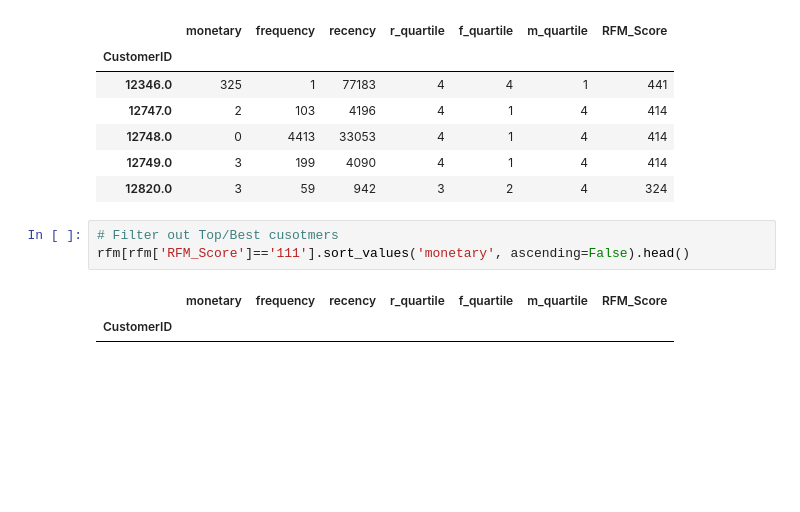
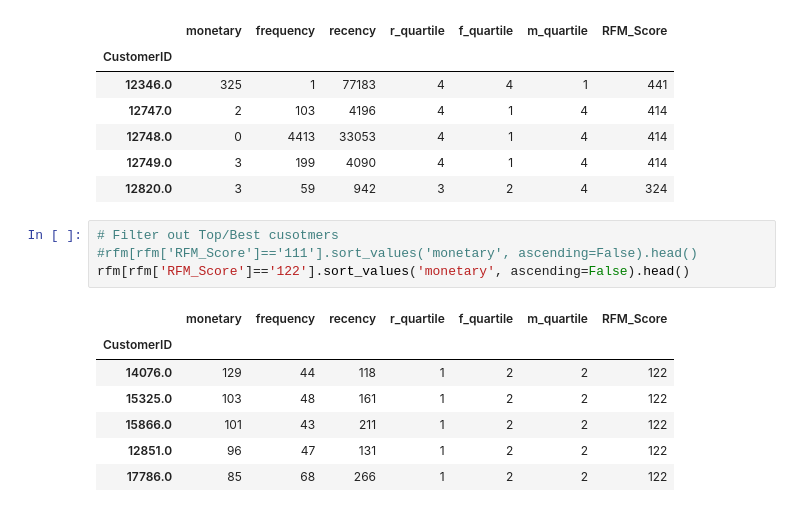
Before and after one commit to bsveenashetty/DataDrivenAnalysis, a Jupyter notebook: Customer_Segmentation_RFM_Metrics_qcut.ipynb, the cells around one changed output. Saved outputs shown, nothing was run; the diff lists cells and outputs as text; blank space fills up the shorter version.

```diff
--- a/Customer_Segmentation_RFM_Metrics_qcut.ipynb
+++ b/Customer_Segmentation_RFM_Metrics_qcut.ipynb
@@ -241,7 +241,13 @@ rfm.head()
 | 12820.0 | 3 | 59 | 942 | 3 | 2 | 4 | 324 |
 # %%
 # Filter out Top/Best cusotmers
-rfm[rfm['RFM_Score']=='111'].sort_values('monetary', ascending=False).head()
+#rfm[rfm['RFM_Score']=='111'].sort_values('monetary', ascending=False).head()
+rfm[rfm['RFM_Score']=='122'].sort_values('monetary', ascending=False).head()
 # %% [output]
 |  | monetary | frequency | recency | r_quartile | f_quartile | m_quartile | RFM_Score |
 | CustomerID |  |  |  |  |  |  |  |
+| 14076.0 | 129 | 44 | 118 | 1 | 2 | 2 | 122 |
+| 15325.0 | 103 | 48 | 161 | 1 | 2 | 2 | 122 |
+| 15866.0 | 101 | 43 | 211 | 1 | 2 | 2 | 122 |
+| 12851.0 | 96 | 47 | 131 | 1 | 2 | 2 | 122 |
+| 17786.0 | 85 | 68 | 266 | 1 | 2 | 2 | 122 |
```
Also changed, not shown: parts of 1 cell of this notebook.
